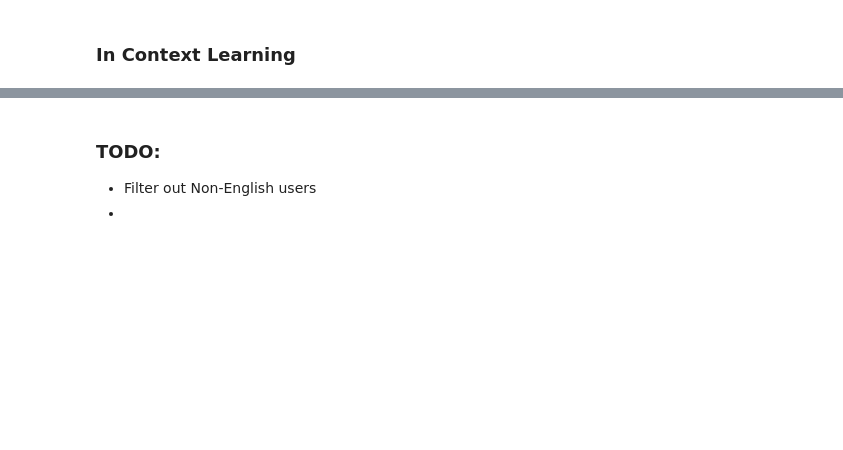
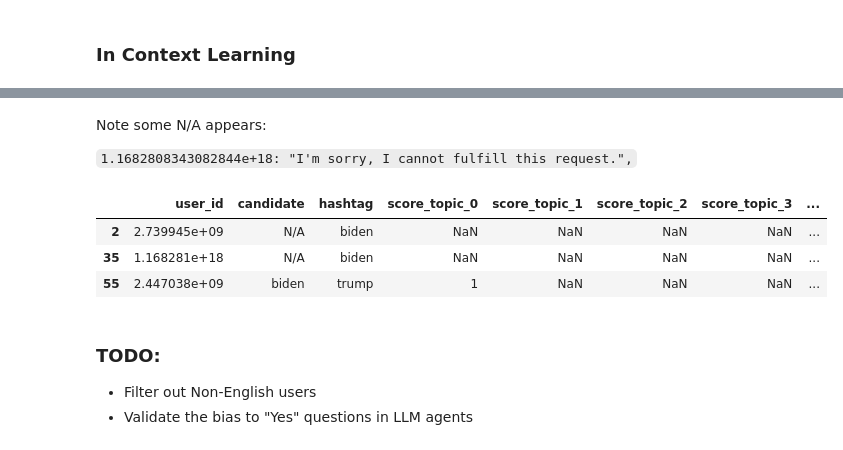
Before and after one commit to HaoyuFu2/DSC180_discussion, a Jupyter notebook: demo.ipynb, the cells around one changed output, grey strips where cells are left out. Cells and saved outputs as stored; diff of their text form; code cells hidden in the pictures; blank space fills up the shorter version.

```diff
--- a/demo.ipynb
+++ b/demo.ipynb
@@ -155,0 +237,11 @@ Name: candidate, dtype: int64
+# %% [markdown]
+Note some N/A appears:
+
+`1.1682808343082844e+18: "I'm sorry, I cannot fulfill this request.",`
+# %%
+df_results[df_results.isna().any(axis=1)]
+# %% [output]
+|  | user_id | candidate | hashtag | score_topic_0 | score_topic_1 | score_topic_2 | score_topic_3 | ... |
+| 2 | 2.739945e+09 | N/A | biden | NaN | NaN | NaN | NaN | ... |
+| 35 | 1.168281e+18 | N/A | biden | NaN | NaN | NaN | NaN | ... |
+| 55 | 2.447038e+09 | biden | trump | 1 | NaN | NaN | NaN | ... |
@@ -156,4 +250,4 @@ Name: candidate, dtype: int64
 # %% [markdown]
 ### TODO:
  - Filter out Non-English users
- -
+ - Validate the bias to "Yes" questions in LLM agents
```
Also changed, not shown: parts of 25 cells of this notebook, 1 other file.
